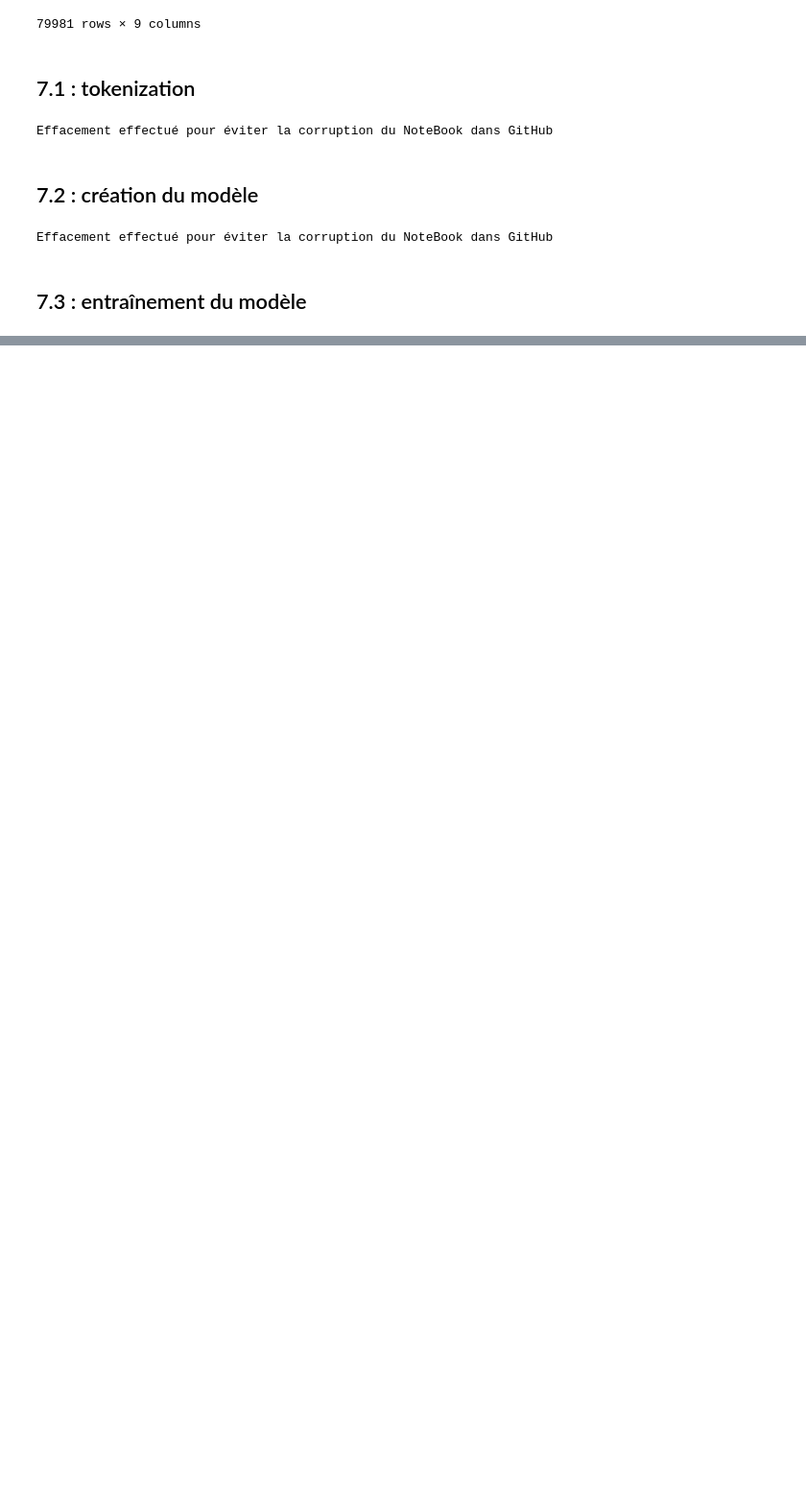
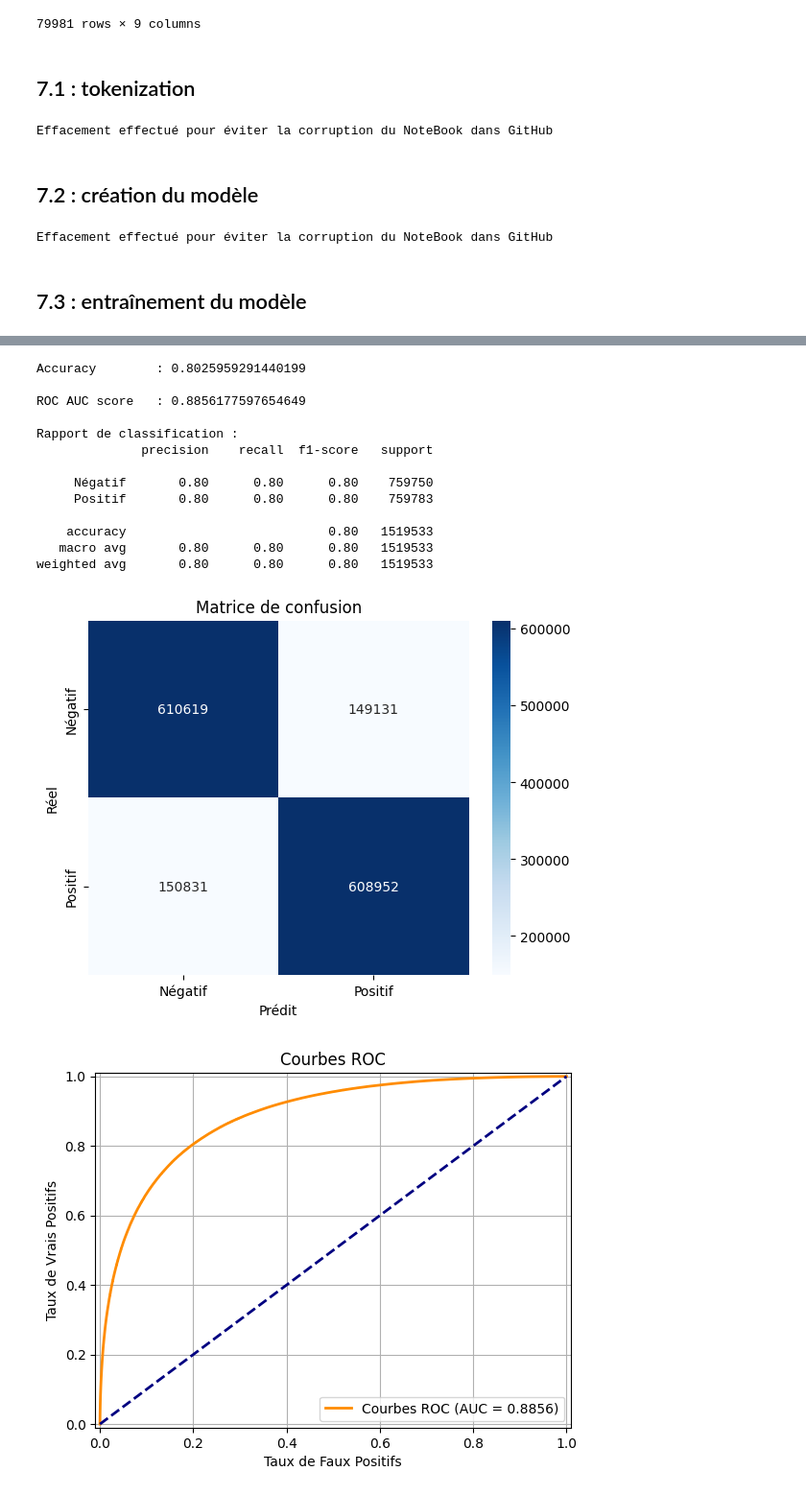
Before and after one commit to Jojo31100/Projet_7-Air_Paradis-PUBLIC, a Jupyter notebook: AirParadis_Notebook.ipynb, the cells around one changed output, grey strips where cells are left out. Shown at 96% size. Drawn from its saved outputs; the diff is of its cells as text; code cells hidden in the pictures; blank space fills up the shorter version.

```diff
--- a/AirParadis_Notebook.ipynb
+++ b/AirParadis_Notebook.ipynb
@@ -1939,0 +2389,19 @@ Enregistrement du pipeline [Tokenizer + bestModel] pour MLflow...
+# %%
+#Métriques
+_metriques(1)
+# %% [output]
+Accuracy        : 0.8025959291440199
+
+ROC AUC score   : 0.8856177597654649
+
+Rapport de classification :
+              precision    recall  f1-score   support
+
+     Négatif       0.80      0.80      0.80    759750
+     Positif       0.80      0.80      0.80    759783
+
+    accuracy                           0.80   1519533
+   macro avg       0.80      0.80      0.80   1519533
+weighted avg       0.80      0.80      0.80   1519533
+[figure, added]
+[figure, added]
```
Also changed, not shown: parts of 59 cells of this notebook.
